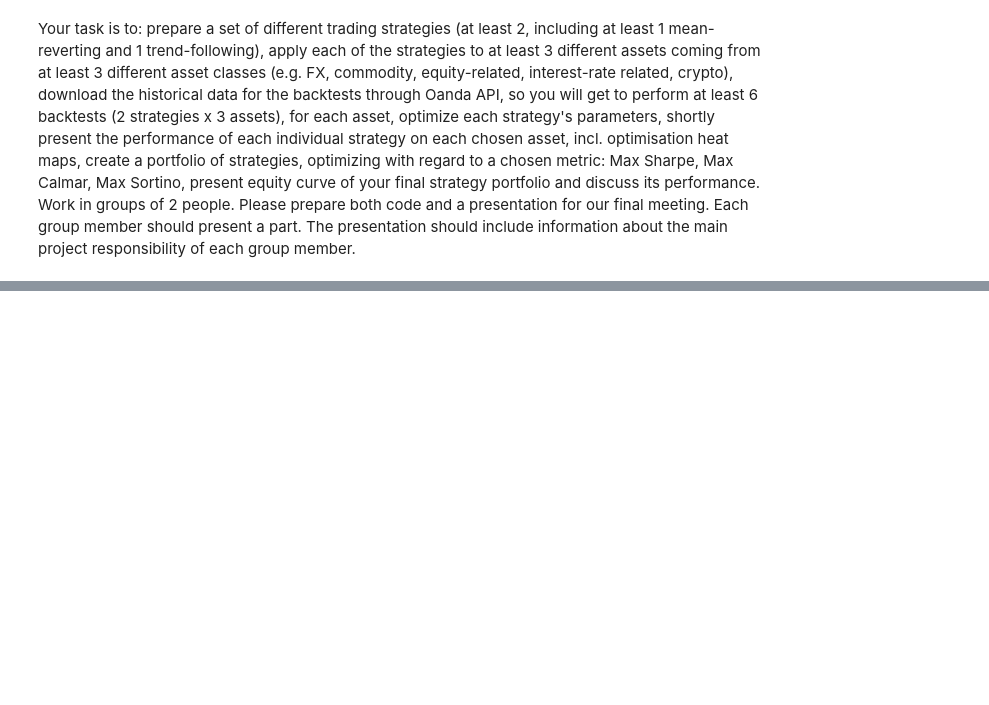
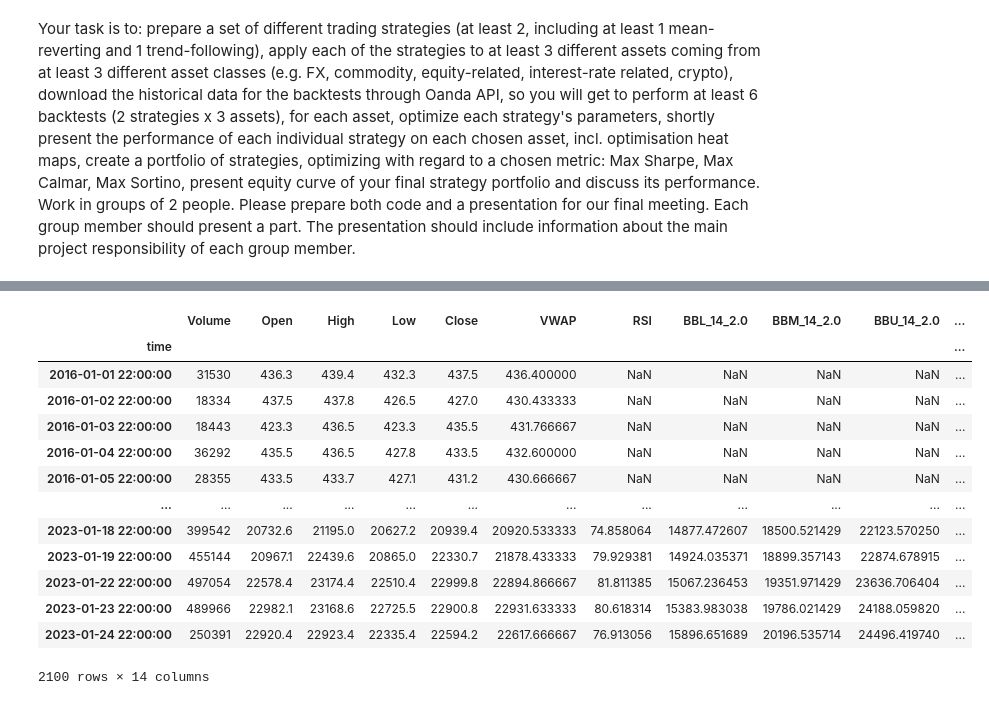
Before and after one commit to zapasek1/AlgorithmicTradin, a Jupyter notebook: final_project.ipynb, the cells around one changed output, grey strips where cells are left out. Saved outputs shown, nothing was run; the diff lists cells and outputs as text; code cells hidden in the pictures; blank space fills up the shorter version.

```diff
--- a/final_project.ipynb
+++ b/final_project.ipynb
@@ -101,0 +97,54 @@ class RSI_str(Strategy):
+# %%
+def TotalSignal(l):
+    if (df.VWAPSignal[l]==2
+        and df.Close[l]<=df['BBL_14_2.0'][l]
+        and df.RSI[l]<45):
+            return 2
+    if (df.VWAPSignal[l]==1
+        and df.Close[l]>=df['BBU_14_2.0'][l]
+        and df.RSI[l]>55):
+            return 1
+    return 0
+# %%
+for i in d:
+   df=d[i]
+   VWAPsignal = [0]*len(df)
+   backcandles = 2
+   for row in range(backcandles, len(df)):
+      upt = 1
+      dnt = 1
+      for j in range(row-backcandles, row+1):
+         if max(df.Open[j], df.Close[j])>=df.VWAP[j]:
+               dnt=0
+         if min(df.Open[j], df.Close[j])<=df.VWAP[j]:
+               upt=0
+      if upt==1 and dnt==1:
+         VWAPsignal[row]=3
+      elif upt==1:
+         VWAPsignal[row]=2
+      elif dnt==1:
+         VWAPsignal[row]=1
+   df['VWAPSignal'] = VWAPsignal
+   TotSignal = [0]*len(df)
+   for row in range(backcandles, len(df)): #careful backcandles used previous cell
+      TotSignal[row] = TotalSignal(row)
+   df['TotalSignal'] = TotSignal
+d[i] = df[:].copy()
+
+
+d['BTC_USD']
+# %% [output]
+|  | Volume | Open | High | Low | Close | VWAP | RSI | BBL_14_2.0 | BBM_14_2.0 | BBU_14_2.0 | ... |
+| time |  |  |  |  |  |  |  |  |  |  | ... |
+| 2016-01-01 22:00:00 | 31530 | 436.3 | 439.4 | 432.3 | 437.5 | 436.400000 | NaN | NaN | NaN | NaN | ... |
+| 2016-01-02 22:00:00 | 18334 | 437.5 | 437.8 | 426.5 | 427.0 | 430.433333 | NaN | NaN | NaN | NaN | ... |
+| 2016-01-03 22:00:00 | 18443 | 423.3 | 436.5 | 423.3 | 435.5 | 431.766667 | NaN | NaN | NaN | NaN | ... |
+| 2016-01-04 22:00:00 | 36292 | 435.5 | 436.5 | 427.8 | 433.5 | 432.600000 | NaN | NaN | NaN | NaN | ... |
+| 2016-01-05 22:00:00 | 28355 | 433.5 | 433.7 | 427.1 | 431.2 | 430.666667 | NaN | NaN | NaN | NaN | ... |
+| ... | ... | ... | ... | ... | ... | ... | ... | ... | ... | ... | ... |
+| 2023-01-18 22:00:00 | 399542 | 20732.6 | 21195.0 | 20627.2 | 20939.4 | 20920.533333 | 74.858064 | 14877.472607 | 18500.521429 | 22123.570250 | ... |
+| 2023-01-19 22:00:00 | 455144 | 20967.1 | 22439.6 | 20865.0 | 22330.7 | 21878.433333 | 79.929381 | 14924.035371 | 18899.357143 | 22874.678915 | ... |
+| 2023-01-22 22:00:00 | 497054 | 22578.4 | 23174.4 | 22510.4 | 22999.8 | 22894.866667 | 81.811385 | 15067.236453 | 19351.971429 | 23636.706404 | ... |
+| 2023-01-23 22:00:00 | 489966 | 22982.1 | 23168.6 | 22725.5 | 22900.8 | 22931.633333 | 80.618314 | 15383.983038 | 19786.021429 | 24188.059820 | ... |
+| 2023-01-24 22:00:00 | 250391 | 22920.4 | 22923.4 | 22335.4 | 22594.2 | 22617.666667 | 76.913056 | 15896.651689 | 20196.535714 | 24496.419740 | ... |
+2100 rows × 14 columns
```
Also changed, not shown: parts of 11 cells of this notebook.
